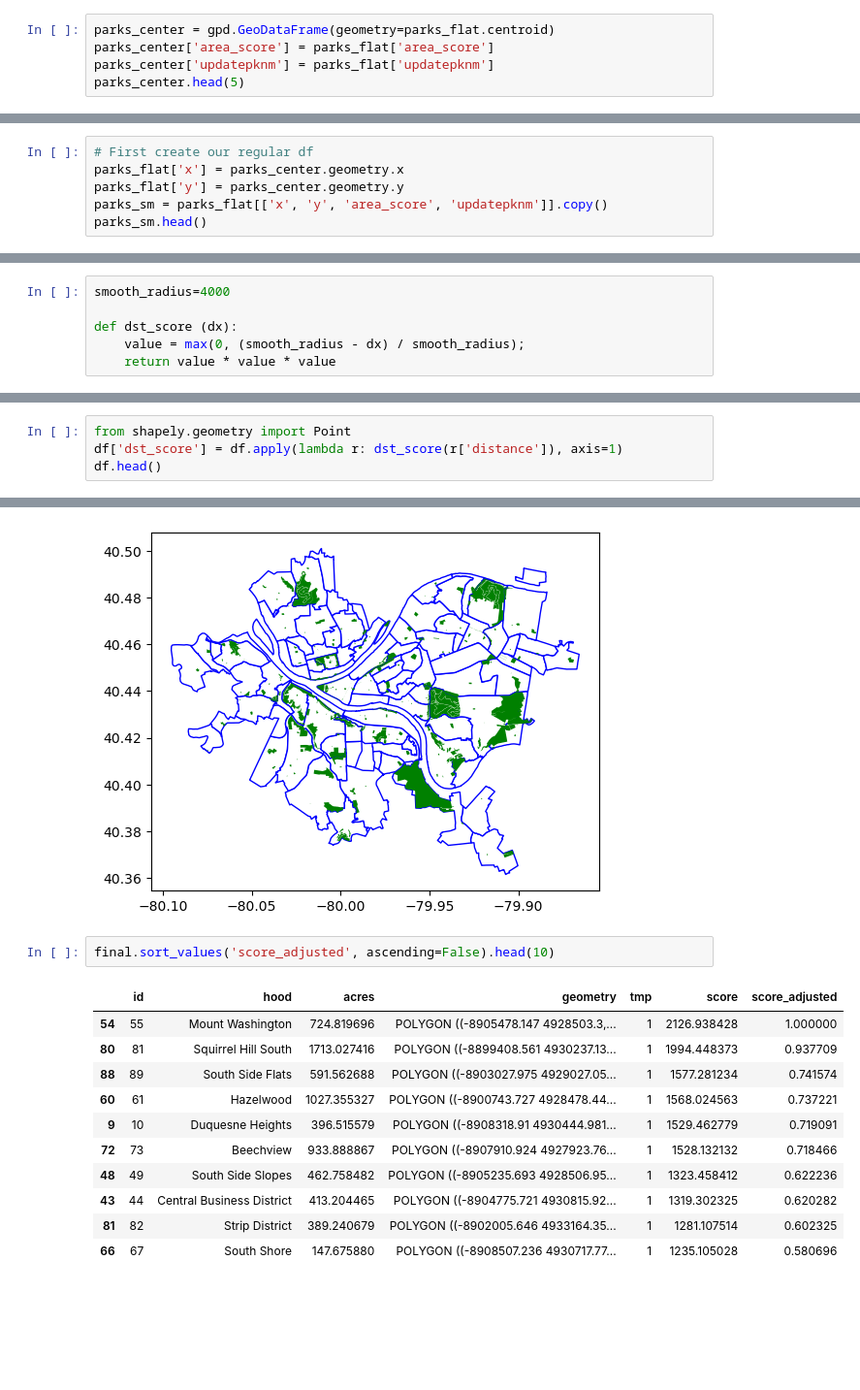
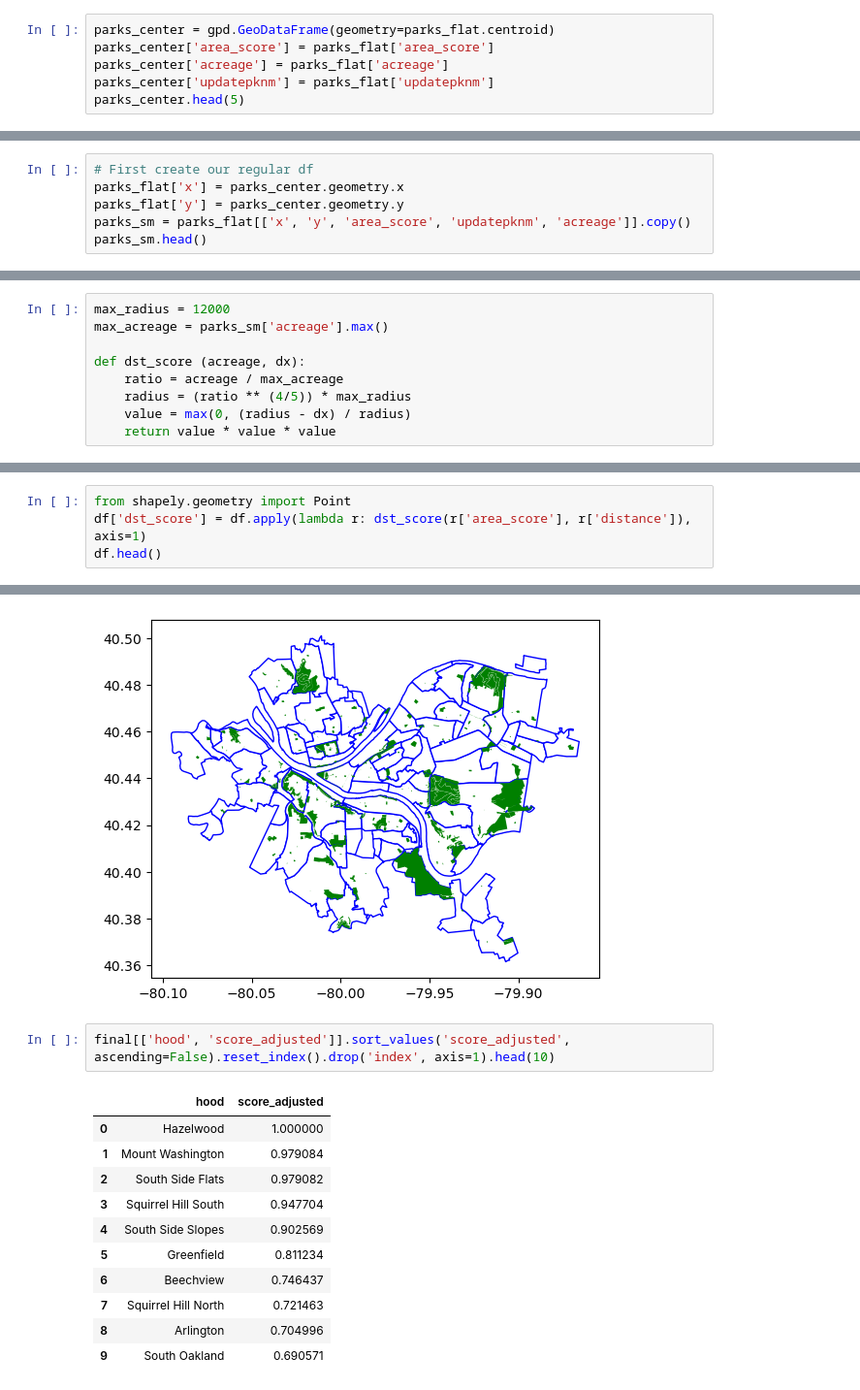
Before and after one commit to YifanXu/big_ideas_final, a Jupyter notebook: parks.ipynb, the cells around one changed output, grey strips where cells are left out. Shown at 97% size. Cells and saved outputs as stored; diff of their text form; blank space fills up the shorter version.

```diff
--- a/parks.ipynb
+++ b/parks.ipynb
@@ -150,6 +160,7 @@ Now that we have quantified the area of a park, let's "shrink" each park to just
 # %%
 parks_center = gpd.GeoDataFrame(geometry=parks_flat.centroid)
 parks_center['area_score'] = parks_flat['area_score']
+parks_center['acreage'] = parks_flat['acreage']
 parks_center['updatepknm'] = parks_flat['updatepknm']
 parks_center.head(5)
 # %% [output]
@@ -179,6 +190,6 @@ To do this in SQL/pandas, we would typically perform a cartesian join between th
 # First create our regular df
 parks_flat['x'] = parks_center.geometry.x
 parks_flat['y'] = parks_center.geometry.y
-parks_sm = parks_flat[['x', 'y', 'area_score', 'updatepknm']].copy()
+parks_sm = parks_flat[['x', 'y', 'area_score', 'updatepknm', 'acreage']].copy()
 parks_sm.head()
 # %% [output]
@@ -268,8 +295,11 @@ The function we will use is shown here (revealed to me in a dream of course)
 # %%
-smooth_radius=4000
+max_radius = 12000
+max_acreage = parks_sm['acreage'].max()
 
-def dst_score (dx):
-    value = max(0, (smooth_radius - dx) / smooth_radius);
+def dst_score (acreage, dx):
+    ratio = acreage / max_acreage
+    radius = (ratio ** (4/5)) * max_radius
+    value = max(0, (radius - dx) / radius)
     return value * value * value
 # %%
 import numpy as np
@@ -286,6 +319,6 @@ plt.show()
 Let's apply this to our parks!
 # %%
 from shapely.geometry import Point
-df['dst_score'] = df.apply(lambda r: dst_score(r['distance']), axis=1)
+df['dst_score'] = df.apply(lambda r: dst_score(r['area_score'], r['distance']), axis=1)
 df.head()
 # %% [output]
@@ -337,16 +371,16 @@ parks.plot(ax=basePlot, color='green')
 <Axes: >
 [figure]
 # %%
-final.sort_values('score_adjusted', ascending=False).head(10)
+final[['hood', 'score_adjusted']].sort_values('score_adjusted', ascending=False).reset_index().drop('index', axis=1).head(10)
 # %% [output]
-|  | id | hood | acres | geometry | tmp | score | score_adjusted |
-| 54 | 55 | Mount Washington | 724.819696 | POLYGON ((-8905478.147 4928503.3,... | 1 | 2126.938428 | 1.000000 |
-| 80 | 81 | Squirrel Hill South | 1713.027416 | POLYGON ((-8899408.561 4930237.13... | 1 | 1994.448373 | 0.937709 |
-| 88 | 89 | South Side Flats | 591.562688 | POLYGON ((-8903027.975 4929027.05... | 1 | 1577.281234 | 0.741574 |
-| 60 | 61 | Hazelwood | 1027.355327 | POLYGON ((-8900743.727 4928478.44... | 1 | 1568.024563 | 0.737221 |
-| 9 | 10 | Duquesne Heights | 396.515579 | POLYGON ((-8908318.91 4930444.981... | 1 | 1529.462779 | 0.719091 |
-| 72 | 73 | Beechview | 933.888867 | POLYGON ((-8907910.924 4927923.76... | 1 | 1528.132132 | 0.718466 |
-| 48 | 49 | South Side Slopes | 462.758482 | POLYGON ((-8905235.693 4928506.95... | 1 | 1323.458412 | 0.622236 |
-| 43 | 44 | Central Business District | 413.204465 | POLYGON ((-8904775.721 4930815.92... | 1 | 1319.302325 | 0.620282 |
-| 81 | 82 | Strip District | 389.240679 | POLYGON ((-8902005.646 4933164.35... | 1 | 1281.107514 | 0.602325 |
-| 66 | 67 | South Shore | 147.675880 | POLYGON ((-8908507.236 4930717.77... | 1 | 1235.105028 | 0.580696 |
+|  | hood | score_adjusted |
+| 0 | Hazelwood | 1.000000 |
+| 1 | Mount Washington | 0.979084 |
+| 2 | South Side Flats | 0.979082 |
+| 3 | Squirrel Hill South | 0.947704 |
+| 4 | South Side Slopes | 0.902569 |
+| 5 | Greenfield | 0.811234 |
+| 6 | Beechview | 0.746437 |
+| 7 | Squirrel Hill North | 0.721463 |
+| 8 | Arlington | 0.704996 |
+| 9 | South Oakland | 0.690571 |
```
Also changed, not shown: parts of 15 cells of this notebook.
